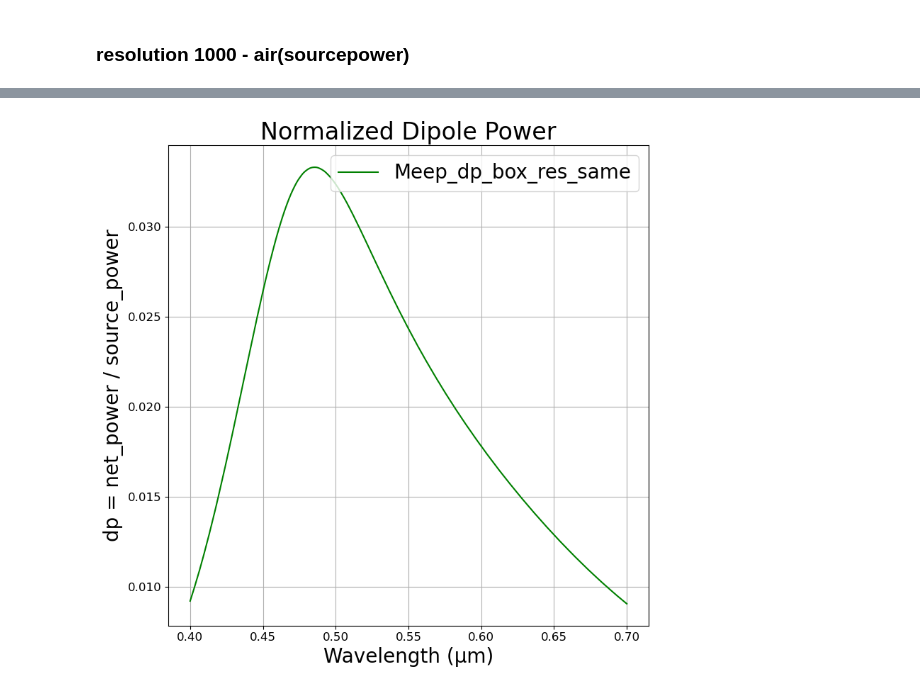
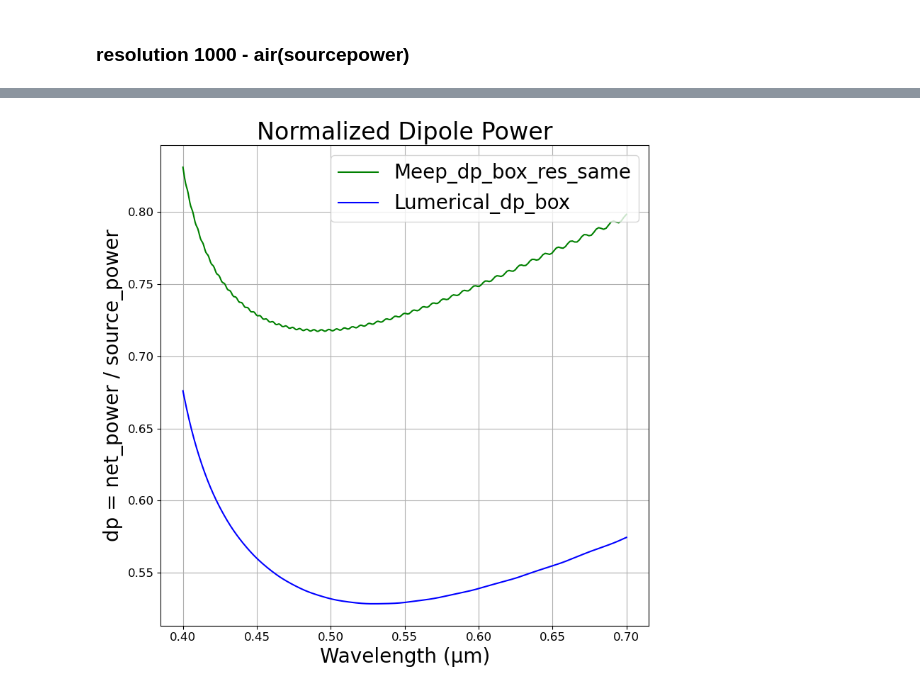
Before and after one commit to M2nion/EIDL, a Jupyter notebook: Tool/Meep/LGD/Meep code/OLED structure/Layer by Layer check/OLED_update_LBL.ipynb, the cells around one changed output, grey strips where cells are left out. Saved outputs shown, nothing was run; the diff lists cells and outputs as text; code cells hidden in the pictures.

```diff
--- a/Tool/Meep/LGD/Meep code/OLED structure/Layer by Layer check/OLED_update_LBL.ipynb
+++ b/Tool/Meep/LGD/Meep code/OLED structure/Layer by Layer check/OLED_update_LBL.ipynb
@@ -102,6 +102,6 @@ al_data_path   = "/home/min/EIDL/Tool/Meep/LGD/Meep code/OLED structure/Layer by
 andp_data_path = "/home/min/EIDL/Tool/Meep/LGD/Meep code/OLED structure/Layer by Layer check/New fitting/Refractive Index data/aNDP/mat/Material_merged.csv"
 # %%
-eps_inf_sio2, suscept_sio2, freq_sio2 = fit_material_from_csv(csv_path=sio2_data_path, num_lorentzians=4)
-eps_inf_al, suscept_al, freq_al = fit_material_from_csv(csv_path=al_data_path, num_lorentzians=7)
-eps_inf_andp, suscept_andp, freq_andp = fit_material_from_csv(csv_path=andp_data_path, num_lorentzians=5)
+eps_inf_sio2, suscept_sio2, freq_sio2 = fit_material_from_csv(csv_path=sio2_data_path)
+eps_inf_al, suscept_al, freq_al = fit_material_from_csv(csv_path=al_data_path)
+eps_inf_andp, suscept_andp, freq_andp = fit_material_from_csv(csv_path=andp_data_path)
 # %% [output]
@@ -207,7 +207,7 @@ sources = [mp.Source(
 sim_fitting = mp.Simulation(
     cell_size=cell_size,
     boundary_layers=boundary_layers,
-    geometry=geometry_fitting,
+    geometry=geometry_fitting[2:3],
     default_material=mp.Medium(index = 1),
     sources=sources,
     resolution=resolution,
@@ -316,7 +303,7 @@ run 0 finished at t = 50.0 (10000 timesteps)
 # %%
 from src_resolution import sourcepower
 
-src_wavelengths, src_power = sourcepower(400)
+src_wavelengths, src_power = sourcepower(100)
 # %% [output]
 -----------
 Initializing structure...
@@ -344,7 +323,7 @@ plt.plot(src_wavelengths, net_power_fitting)
 import numpy as np
 from pathlib import Path
 
-csv_path = Path("/home/min/EIDL/Tool/Meep/LGD/Meep code/OLED structure/Layer by Layer check/RESOLUTION/full/full_100.txt")
+csv_path = Path("/home/min/EIDL/Tool/Meep/LGD/Meep code/OLED structure/Layer by Layer check/only_andp.txt")
 
 # CSV 파일 불러오기
 lumerical_data = np.genfromtxt(csv_path, delimiter=",")
@@ -415,7 +389,7 @@ decay_data = csv_decay[:, 1]
 # %%
 # dp_box / sourcepower 정규화
 dp_fitting = res_1000_data / air_1000
-# dp_fitting_100 = np.array(net_power_fitting) / src_power
+dp_fitting_100 = np.array(net_power_fitting) / src_power
 
 wavelengths = 1 / np.array(mp.get_flux_freqs(box_power_fitting))
 
@@ -423,33 +397,33 @@ plt.figure(figsize=(8, 8))
 
 # plot 순서
 # plt.plot(wavelengths, no_pattern_func, label='Meep_dp_box_res1000', color='red')
-plt.plot(wavelengths, dp_fitting, label='Meep_dp_box_res_same', color='green')
-# plt.plot(wavelengths, lumerical, label='Lumerical_dp_box', color='blue')
+plt.plot(wavelengths, dp_fitting_100, label='Meep_dp_box_res_same', color='green')
+plt.plot(wavelengths, lumerical, label='Lumerical_dp_box', color='blue')
 # plt.plot(wavelengths, decaybox_data, label='decay box rate data', color='purple')
 # plt.plot(wavelengths, decay_data, label='decay rate data', color='cyan')
 
 # plt.plot(wavelength_sliced_nofunc, Al_power_sliced_nofunc, label='Lumerical dp', color='green')
 
 
 # 축 레이블 (굵게 + 크기 조정)
 plt.xlabel("Wavelength (μm)", fontsize=20)
 plt.ylabel("dp = net_power / source_power", fontsize=20)
 
 # 제목 (굵게 + 크기 조정)
 plt.title("Normalized Dipole Power", fontsize=24)
 
 # 눈금 폰트 크기 조정
 plt.xticks(fontsize=12)
 plt.yticks(fontsize=12)
 
 # 범례 (폰트 크기 조정 + 굵게)
 plt.legend(loc='upper right', fontsize=20, frameon=True,)
 
 # 기타 설정
 plt.grid(True)
 plt.tight_layout()
 # plt.ylim([0, 1.5])
 # plt.xlim([0.4, 0.7])
 plt.show()
 # %% [output]
-[figure, old version]
+[figure, new version]
```
Also changed, not shown: parts of 10 cells of this notebook, 18 other files.
